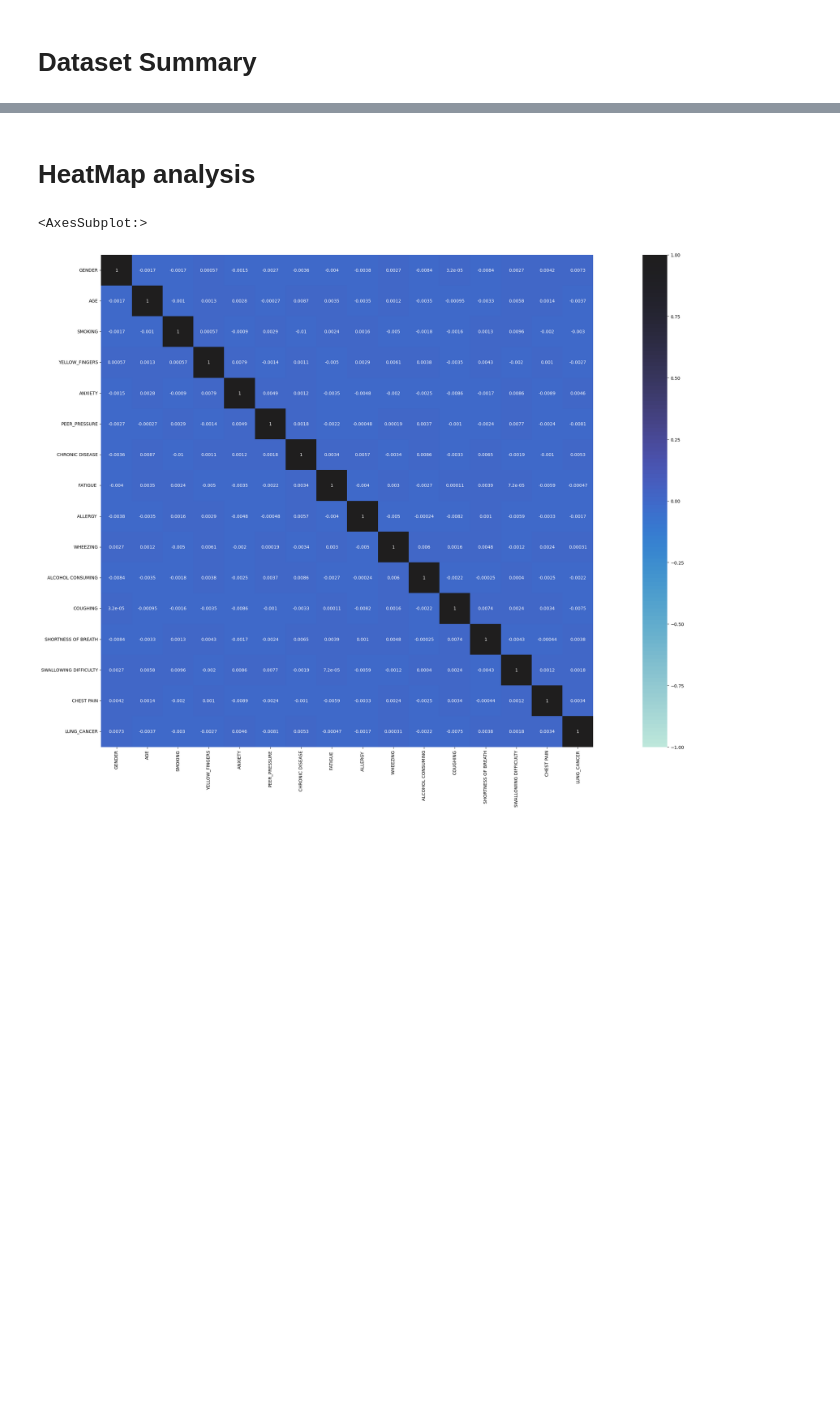
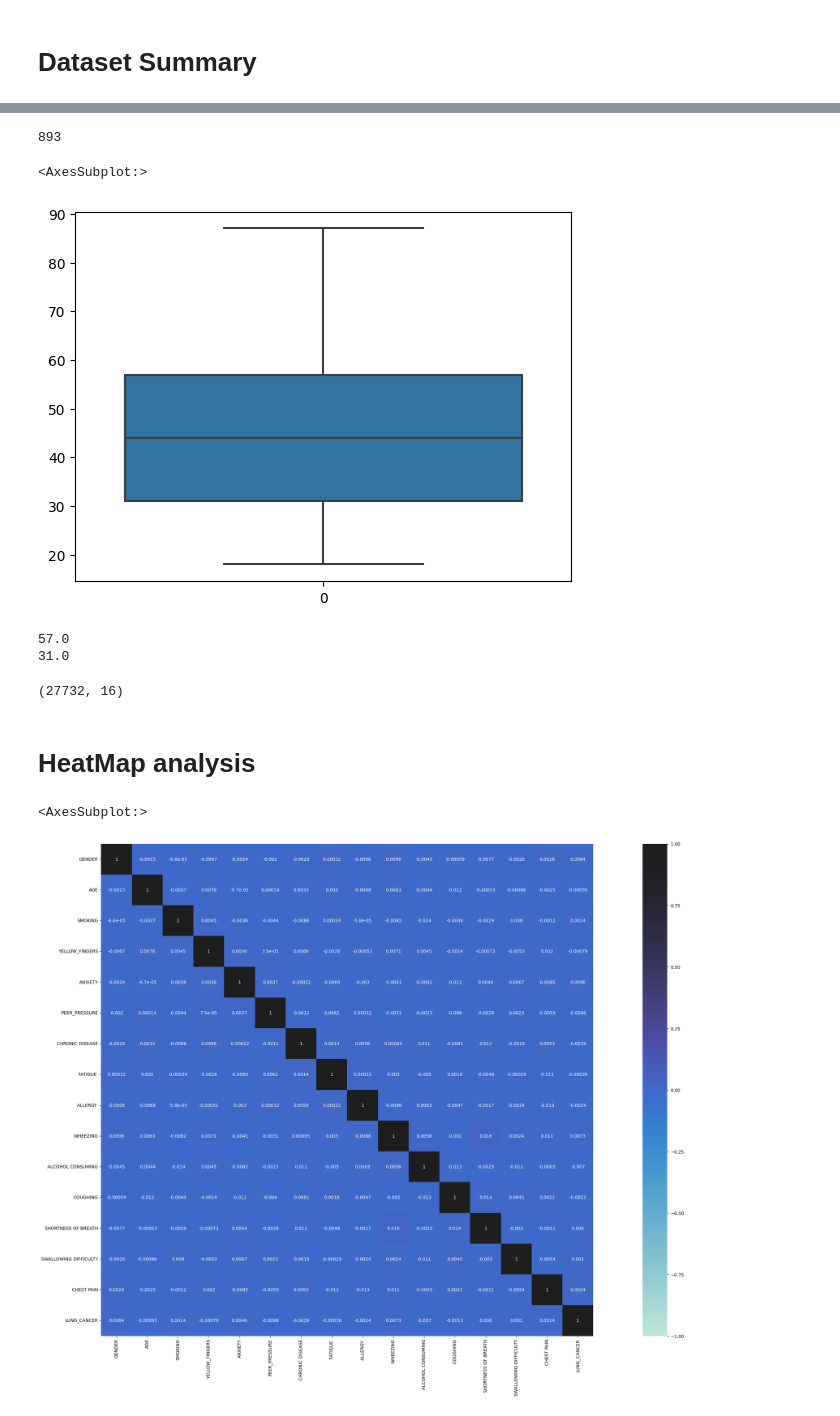
Before and after one commit to Akhil-2020171/ML-Project, a Jupyter notebook: Notebook.ipynb, the cells around one changed output, grey strips where cells are left out. Drawn from its saved outputs; the diff is of its cells as text; code cells hidden in the pictures; blank space fills up the shorter version.

```diff
--- a/Notebook.ipynb
+++ b/Notebook.ipynb
@@ -4,7 +4,7 @@ import seaborn as sns
 import pandas as pd
 import numpy as np
 # %%
-df= pd.read_csv("C:\\Users\\sharm\\Microsoft_visual_studio_code\\Machine_Learning\\ML-Project-main\\Dataset\\LungCancerSurvey.csv")
+df= pd.read_csv("C:\\Users\\sharm\\Microsoft_visual_studio_code\\Machine_Learning\\ML-Project-main\\Dataset\\LungCancerSurvey.csv",index_col=False)
 df.info()
 # %% [output]
 <class 'pandas.core.frame.DataFrame'>
@@ -107,3 +107,25 @@ df.describe()
 | 50% | 1.000000 | 44.000000 | 1.000000 | 1.000000 | 2.000000 | 1.000000 | 2.000000 | 1.000000 | 2.000000 | ... |
 | 75% | 1.000000 | 57.000000 | 2.000000 | 2.000000 | 2.000000 | 2.000000 | 2.000000 | 2.000000 | 2.000000 | ... |
 | max | 1.000000 | 87.000000 | 2.000000 | 2.000000 | 2.000000 | 2.000000 | 2.000000 | 2.000000 | 2.000000 | ... |
+# %%
+# Check duplicate data:
+df.duplicated().sum()
+# %% [output]
+893
+# %%
+# Remove duplicate data:
+df = df.drop_duplicates()
+# %%
+sns.boxplot(df['AGE'])
+# %% [output]
+<AxesSubplot:>
+[figure, added]
+# %%
+# Finding upper and lower limit
+upper_limit = df['AGE'].quantile(0.75)
+lower_limit = df['AGE'].quantile(0.25)
+print(upper_limit)
+print(lower_limit )
+# %% [output]
+57.0
+31.0
@@ -110,3 +134,7 @@ df.describe()
+# %%
+df.shape
+# %% [output]
+(27732, 16)
 # %% [markdown]
 # HeatMap analysis
 # %%
```
Also changed, not shown: parts of 13 cells of this notebook.
